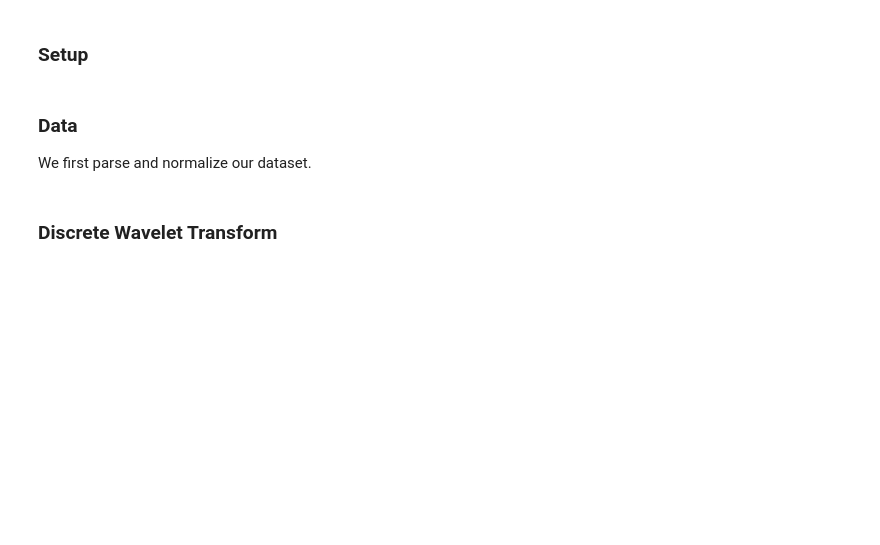
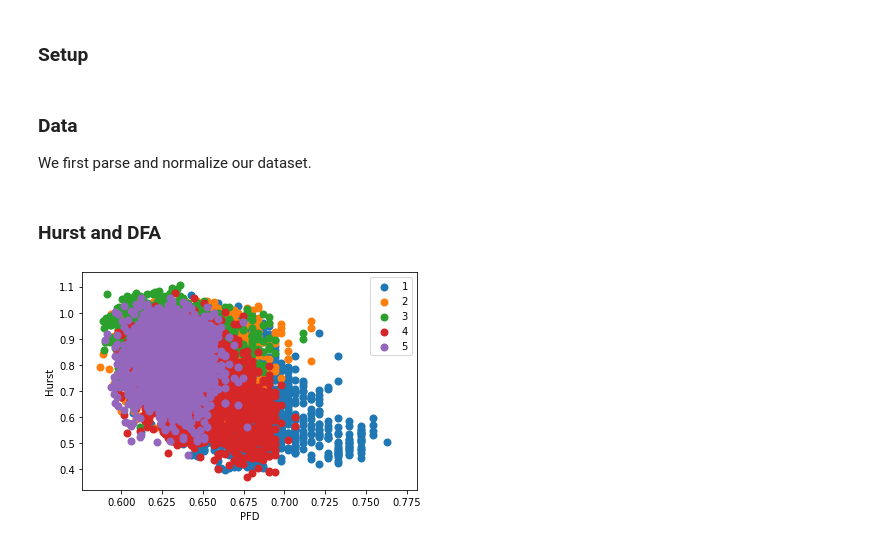
Before and after one commit to carolineh101/cs229-epilepsy, a Jupyter notebook: feature_engineering.ipynb, the cells around one changed output. Drawn from its saved outputs; the diff is of its cells as text; code cells hidden in the pictures; blank space fills up the shorter version.

Commit message:
Feature Engineering Notebook Work
Initial plotting/exploration added to notebook

```diff
--- a/feature_engineering.ipynb
+++ b/feature_engineering.ipynb
@@ -24,5 +24,5 @@ num_chunks = np.unique(chunks).shape[0]
 
 # Set up evaluation metrics
 scoring = util.get_scoring_metrics(classes)
-# %% [markdown]
-### Discrete Wavelet Transform
+# %% [markdown]
+### Hurst and DFA
@@ -28,0 +31,14 @@ scoring = util.get_scoring_metrics(classes)
+# %%
+X_b = np.concatenate((np.apply_along_axis(pfd, 1, X).reshape(n, 1), np.apply_along_axis(hurst, 1, X).reshape(n, 1)), axis=1)
+# %%
+from matplotlib import pyplot as plt
+
+plt.figure()
+for c in classes:
+    plt.scatter(X_b[y == c, 0], X_b[y == c, 1], linewidth=2, label=str(c))
+plt.xlabel('PFD')
+plt.ylabel('Hurst')
+plt.legend()
+plt.show()
+# %% [output]
+[figure, added]
```
Also changed, not shown: parts of 3 cells of this notebook, 3 other files.
